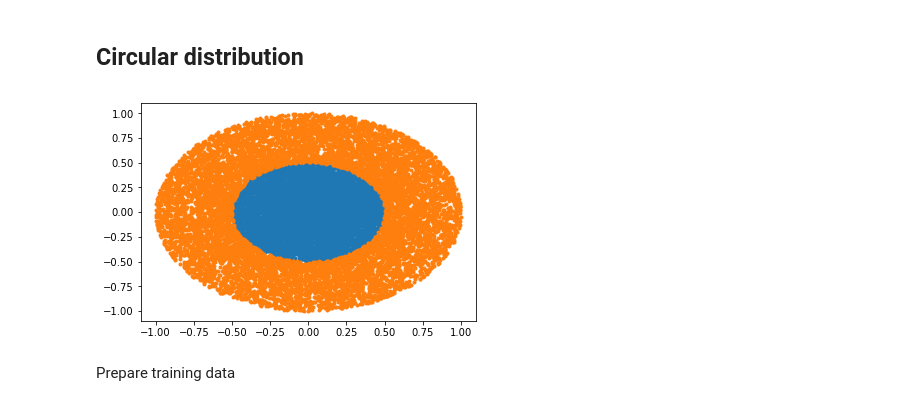
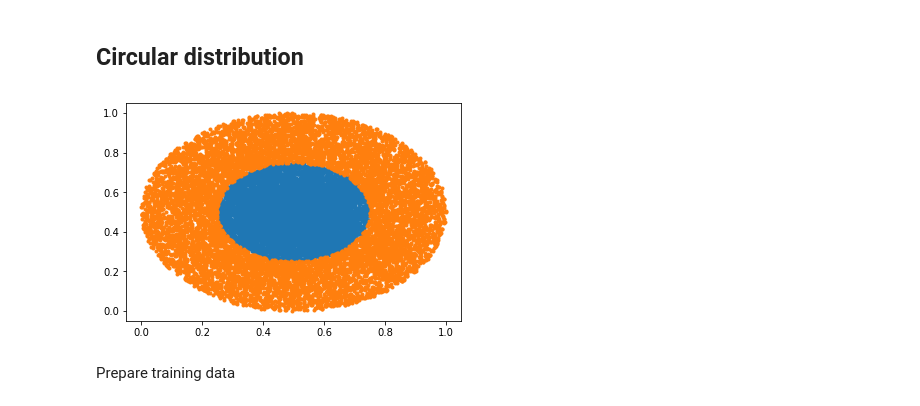
Before and after one commit to marcoavesani/TN-BML, a Jupyter notebook: Tensor Network ML.ipynb, the cells around one changed output. Cells and saved outputs as stored; diff of their text form; code cells hidden in the pictures.

```diff
--- a/Tensor Network ML.ipynb
+++ b/Tensor Network ML.ipynb
@@ -232,23 +232,23 @@ plt.show()
 # %%
 max_data = 10000
 class0_radius = np.random.uniform(0, 0.5, max_data)
 class0_phase = np.random.uniform(0, 2*np.pi, max_data)
 class1_radius = np.random.uniform(0.5, 1, max_data)
 class1_phase = np.random.uniform(0, 2*np.pi, max_data)
 
-x0 = np.array([class0_radius*np.cos(class0_phase)])
-y0 = np.array([class0_radius*np.sin(class0_phase)])
+x0 = np.array([class0_radius*np.cos(class0_phase)]) * 0.5 + 0.5
+y0 = np.array([class0_radius*np.sin(class0_phase)]) * 0.5 + 0.5
 class0 = np.concatenate((x0.T, y0.T), axis=1)
 
-x1 = np.array([class1_radius*np.cos(class1_phase)])
-y1 = np.array([class1_radius*np.sin(class1_phase)])
+x1 = np.array([class1_radius*np.cos(class1_phase)]) * 0.5 + 0.5
+y1 = np.array([class1_radius*np.sin(class1_phase)]) * 0.5 + 0.5
 class1 = np.concatenate((x1.T, y1.T), axis=1)
 
 plt.plot(class0[:,0], class0[:,1], '.')
 plt.plot(class1[:,0], class1[:,1], '.')
 plt.show()
 # %% [output]
-[figure, old version]
+[figure, new version]
 # %% [markdown]
 Prepare training data
 # %%
```
Also changed, not shown: parts of 15 cells of this notebook.
